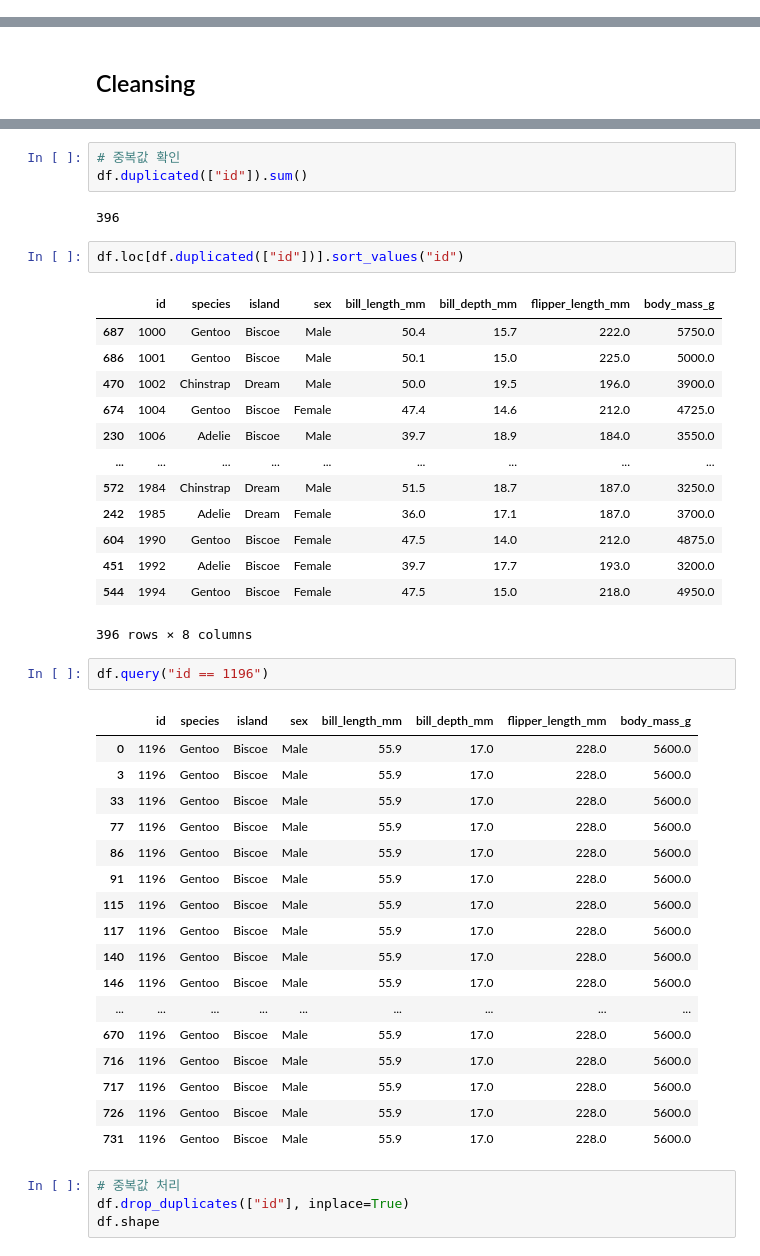
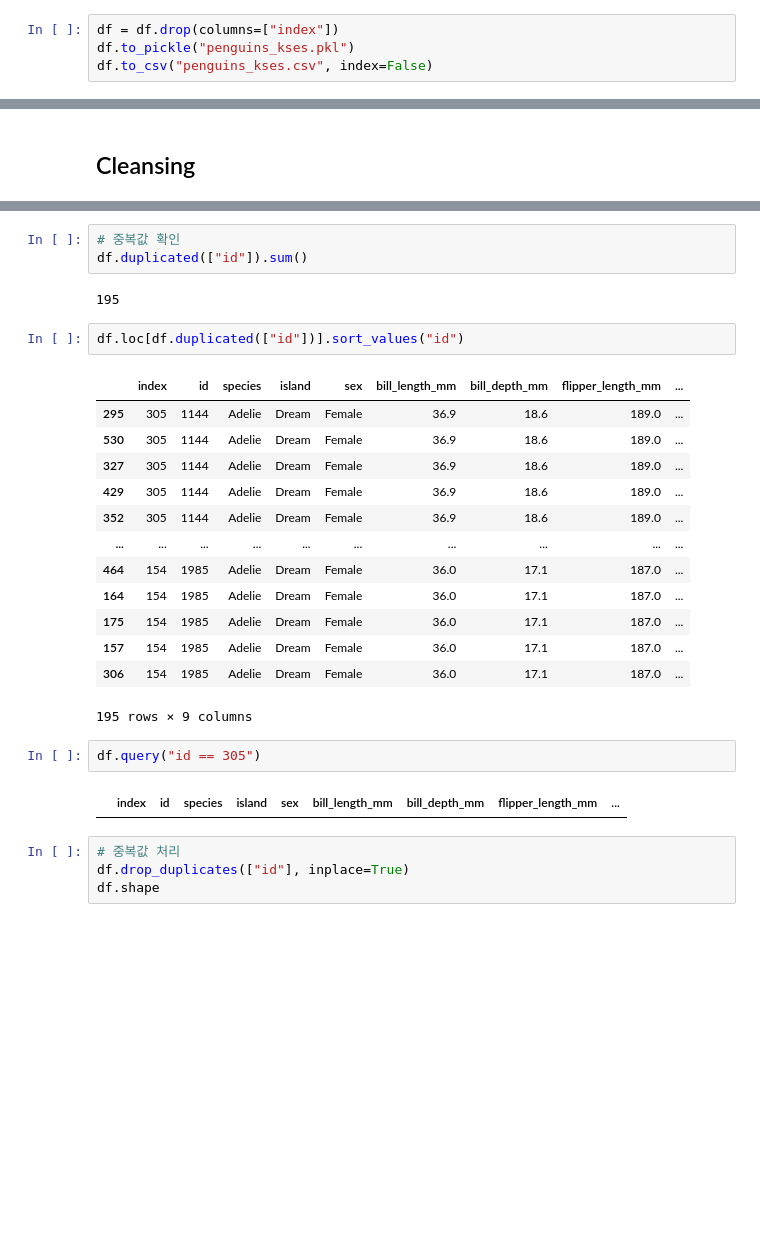
Before and after one commit to jehyunlee/2021_KSES_ML, a Jupyter notebook: 210514_handson.ipynb, the cells around one changed output, grey strips where cells are left out. Drawn from its saved outputs; the diff is of its cells as text; blank space fills up the shorter version.

```diff
--- a/210514_handson.ipynb
+++ b/210514_handson.ipynb
@@ -34,0 +51,4 @@ df.head()
+# %%
+df = df.drop(columns=["index"])
+df.to_pickle("penguins_kses.pkl")
+df.to_csv("penguins_kses.csv", index=False)
@@ -427,43 +417,27 @@ df
 # 중복값 확인
 df.duplicated(["id"]).sum()
 # %% [output]
-396
+195
 # %%
 df.loc[df.duplicated(["id"])].sort_values("id")
 # %% [output]
-|  | id | species | island | sex | bill_length_mm | bill_depth_mm | flipper_length_mm | body_mass_g |
-| 687 | 1000 | Gentoo | Biscoe | Male | 50.4 | 15.7 | 222.0 | 5750.0 |
-| 686 | 1001 | Gentoo | Biscoe | Male | 50.1 | 15.0 | 225.0 | 5000.0 |
-| 470 | 1002 | Chinstrap | Dream | Male | 50.0 | 19.5 | 196.0 | 3900.0 |
-| 674 | 1004 | Gentoo | Biscoe | Female | 47.4 | 14.6 | 212.0 | 4725.0 |
-| 230 | 1006 | Adelie | Biscoe | Male | 39.7 | 18.9 | 184.0 | 3550.0 |
-| ... | ... | ... | ... | ... | ... | ... | ... | ... |
-| 572 | 1984 | Chinstrap | Dream | Male | 51.5 | 18.7 | 187.0 | 3250.0 |
-| 242 | 1985 | Adelie | Dream | Female | 36.0 | 17.1 | 187.0 | 3700.0 |
-| 604 | 1990 | Gentoo | Biscoe | Female | 47.5 | 14.0 | 212.0 | 4875.0 |
-| 451 | 1992 | Adelie | Biscoe | Female | 39.7 | 17.7 | 193.0 | 3200.0 |
-| 544 | 1994 | Gentoo | Biscoe | Female | 47.5 | 15.0 | 218.0 | 4950.0 |
+|  | index | id | species | island | sex | bill_length_mm | bill_depth_mm | flipper_length_mm | ... |
+| 295 | 305 | 1144 | Adelie | Dream | Female | 36.9 | 18.6 | 189.0 | ... |
+| 530 | 305 | 1144 | Adelie | Dream | Female | 36.9 | 18.6 | 189.0 | ... |
+| 327 | 305 | 1144 | Adelie | Dream | Female | 36.9 | 18.6 | 189.0 | ... |
+| 429 | 305 | 1144 | Adelie | Dream | Female | 36.9 | 18.6 | 189.0 | ... |
+| 352 | 305 | 1144 | Adelie | Dream | Female | 36.9 | 18.6 | 189.0 | ... |
+| ... | ... | ... | ... | ... | ... | ... | ... | ... | ... |
+| 464 | 154 | 1985 | Adelie | Dream | Female | 36.0 | 17.1 | 187.0 | ... |
+| 164 | 154 | 1985 | Adelie | Dream | Female | 36.0 | 17.1 | 187.0 | ... |
+| 175 | 154 | 1985 | Adelie | Dream | Female | 36.0 | 17.1 | 187.0 | ... |
+| 157 | 154 | 1985 | Adelie | Dream | Female | 36.0 | 17.1 | 187.0 | ... |
+| 306 | 154 | 1985 | Adelie | Dream | Female | 36.0 | 17.1 | 187.0 | ... |
-396 rows × 8 columns
+195 rows × 9 columns
 # %%
-df.query("id == 1196")
+df.query("id == 305")
 # %% [output]
-|  | id | species | island | sex | bill_length_mm | bill_depth_mm | flipper_length_mm | body_mass_g |
-| 0 | 1196 | Gentoo | Biscoe | Male | 55.9 | 17.0 | 228.0 | 5600.0 |
-| 3 | 1196 | Gentoo | Biscoe | Male | 55.9 | 17.0 | 228.0 | 5600.0 |
-| 33 | 1196 | Gentoo | Biscoe | Male | 55.9 | 17.0 | 228.0 | 5600.0 |
-| 77 | 1196 | Gentoo | Biscoe | Male | 55.9 | 17.0 | 228.0 | 5600.0 |
-| 86 | 1196 | Gentoo | Biscoe | Male | 55.9 | 17.0 | 228.0 | 5600.0 |
-| 91 | 1196 | Gentoo | Biscoe | Male | 55.9 | 17.0 | 228.0 | 5600.0 |
-| 115 | 1196 | Gentoo | Biscoe | Male | 55.9 | 17.0 | 228.0 | 5600.0 |
-| 117 | 1196 | Gentoo | Biscoe | Male | 55.9 | 17.0 | 228.0 | 5600.0 |
-| 140 | 1196 | Gentoo | Biscoe | Male | 55.9 | 17.0 | 228.0 | 5600.0 |
-| 146 | 1196 | Gentoo | Biscoe | Male | 55.9 | 17.0 | 228.0 | 5600.0 |
-| ... | ... | ... | ... | ... | ... | ... | ... | ... |
-| 670 | 1196 | Gentoo | Biscoe | Male | 55.9 | 17.0 | 228.0 | 5600.0 |
-| 716 | 1196 | Gentoo | Biscoe | Male | 55.9 | 17.0 | 228.0 | 5600.0 |
-| 717 | 1196 | Gentoo | Biscoe | Male | 55.9 | 17.0 | 228.0 | 5600.0 |
-| 726 | 1196 | Gentoo | Biscoe | Male | 55.9 | 17.0 | 228.0 | 5600.0 |
-| 731 | 1196 | Gentoo | Biscoe | Male | 55.9 | 17.0 | 228.0 | 5600.0 |
+|  | index | id | species | island | sex | bill_length_mm | bill_depth_mm | flipper_length_mm | ... |
 # %%
 # 중복값 처리
 df.drop_duplicates(["id"], inplace=True)
```
Also changed, not shown: parts of 39 cells of this notebook, 3 other files.
